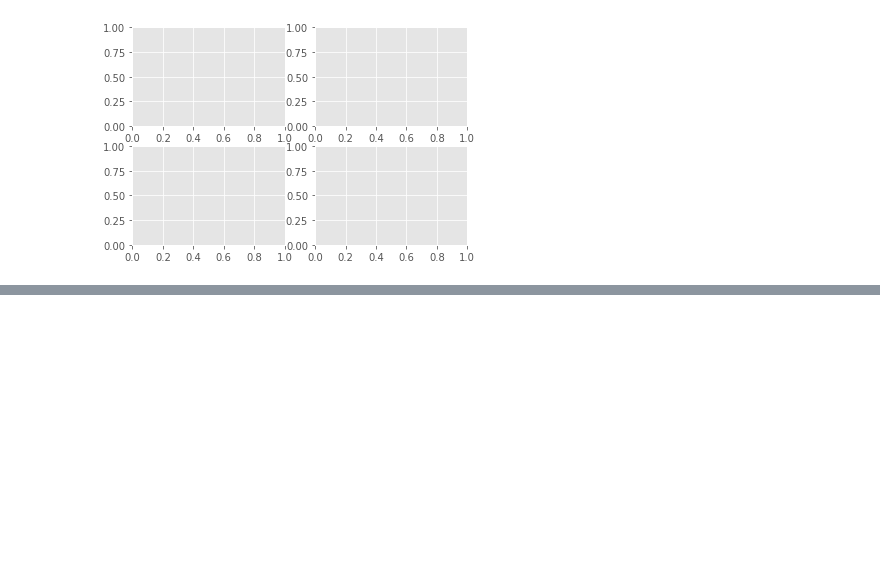
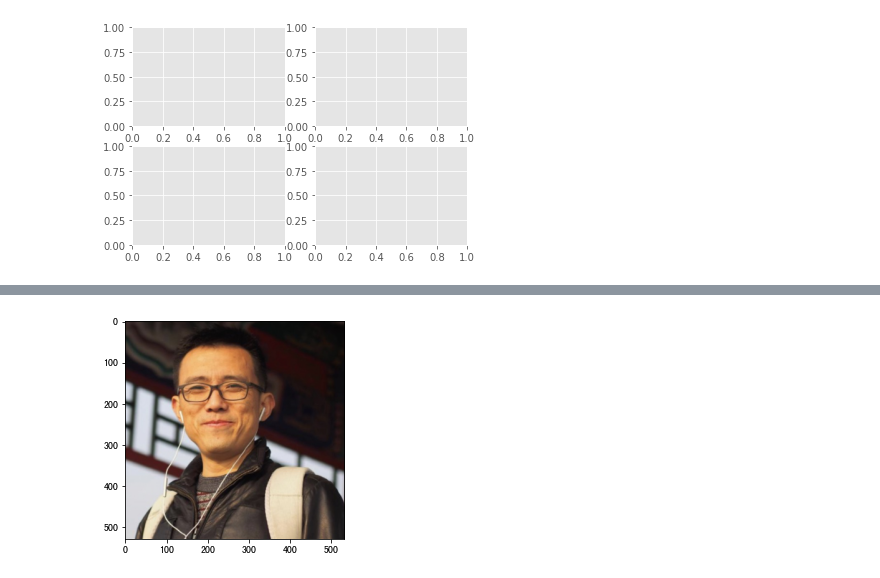
Before and after one commit to zheddie/samplecodes, a Jupyter notebook: src_python/jupyterdemo/matplot-learn.ipynb, the cells around one changed output, grey strips where cells are left out. Drawn from its saved outputs; the diff is of its cells as text; code cells hidden in the pictures; blank space fills up the shorter version.

```diff
--- a/src_python/jupyterdemo/matplot-learn.ipynb
+++ b/src_python/jupyterdemo/matplot-learn.ipynb
@@ -66,0 +136,5 @@ fig, ax_lst = plt.subplots(2, 2) # a figure with a 2x2 grid of Axes
+# %%
+plt.imshow(img)
+plt.show()
+# %% [output]
+[figure, added]
```
Also changed, not shown: parts of 27 cells of this notebook, 28 other files.
